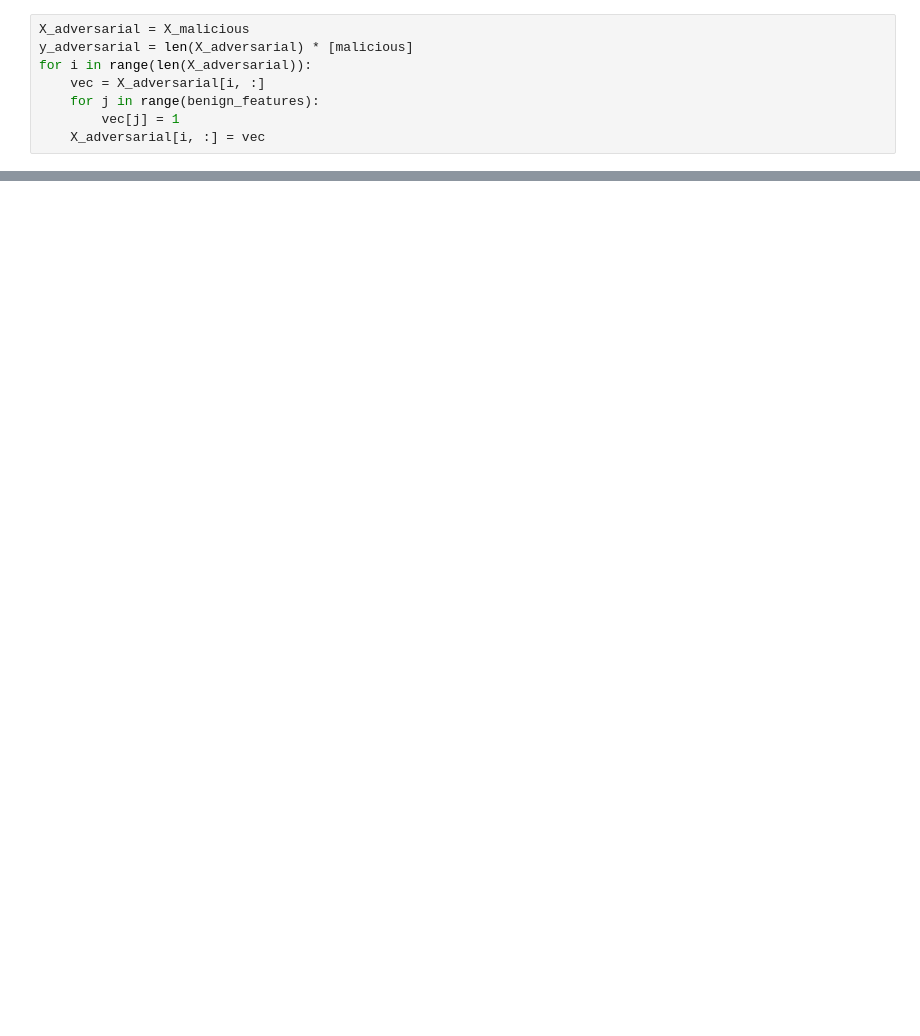
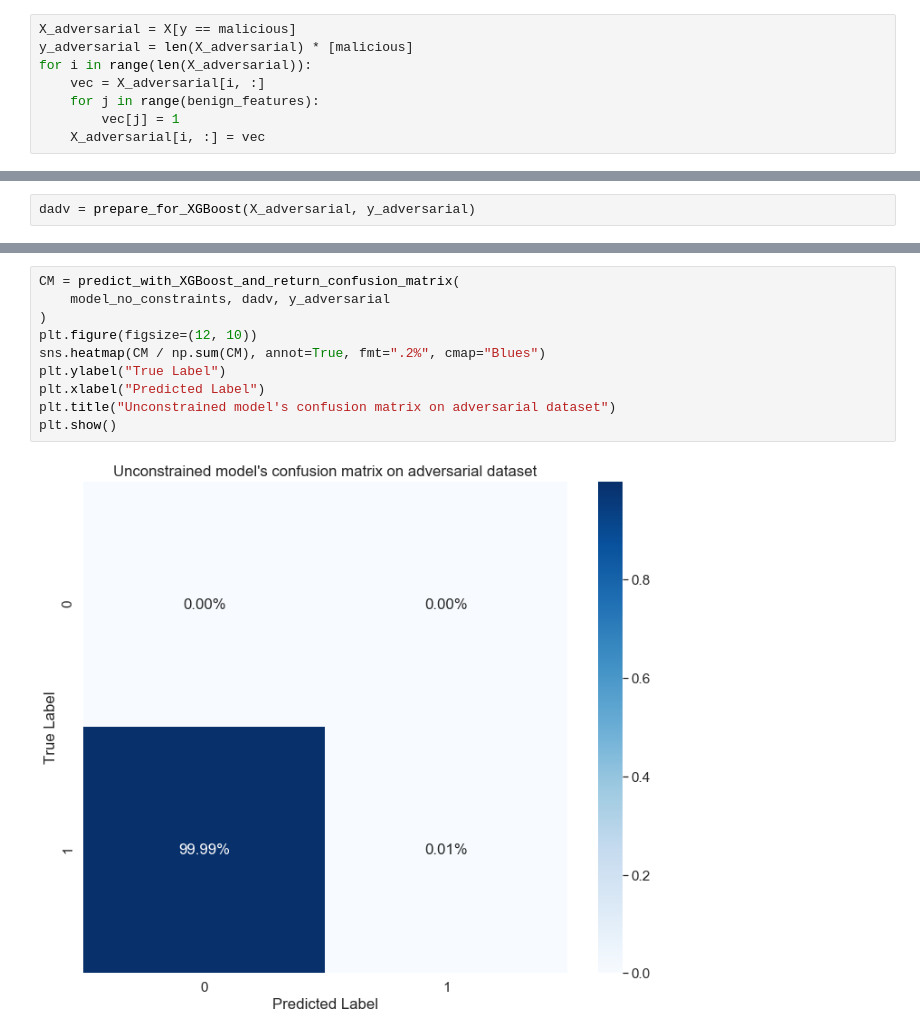
Before and after one commit to emmanueltsukerman/Monotonic-XGBoost-Demo, a Jupyter notebook: Monotonic XGBoost.ipynb, the cells around one changed output, grey strips where cells are left out. Drawn from its saved outputs; the diff is of its cells as text; blank space fills up the shorter version.

```diff
--- a/Monotonic XGBoost.ipynb
+++ b/Monotonic XGBoost.ipynb
@@ -197,5 +177,5 @@ Monotonic model's confusion matrix on malicious dataset:
 # %%
-X_adversarial = X_malicious
+X_adversarial = X[y == malicious]
 y_adversarial = len(X_adversarial) * [malicious]
 for i in range(len(X_adversarial)):
     vec = X_adversarial[i, :]
@@ -230,0 +187,2 @@ array([[   0,    0],
+# %%
+dadv = prepare_for_XGBoost(X_adversarial, y_adversarial)
@@ -230,0 +191,12 @@ array([[   0,    0],
+# %%
+CM = predict_with_XGBoost_and_return_confusion_matrix(
+    model_no_constraints, dadv, y_adversarial
+)
+plt.figure(figsize=(12, 10))
+sns.heatmap(CM / np.sum(CM), annot=True, fmt=".2%", cmap="Blues")
+plt.ylabel("True Label")
+plt.xlabel("Predicted Label")
+plt.title("Unconstrained model's confusion matrix on adversarial dataset")
+plt.show()
+# %% [output]
+[figure, added]
```
Also changed, not shown: parts of 16 cells of this notebook.
